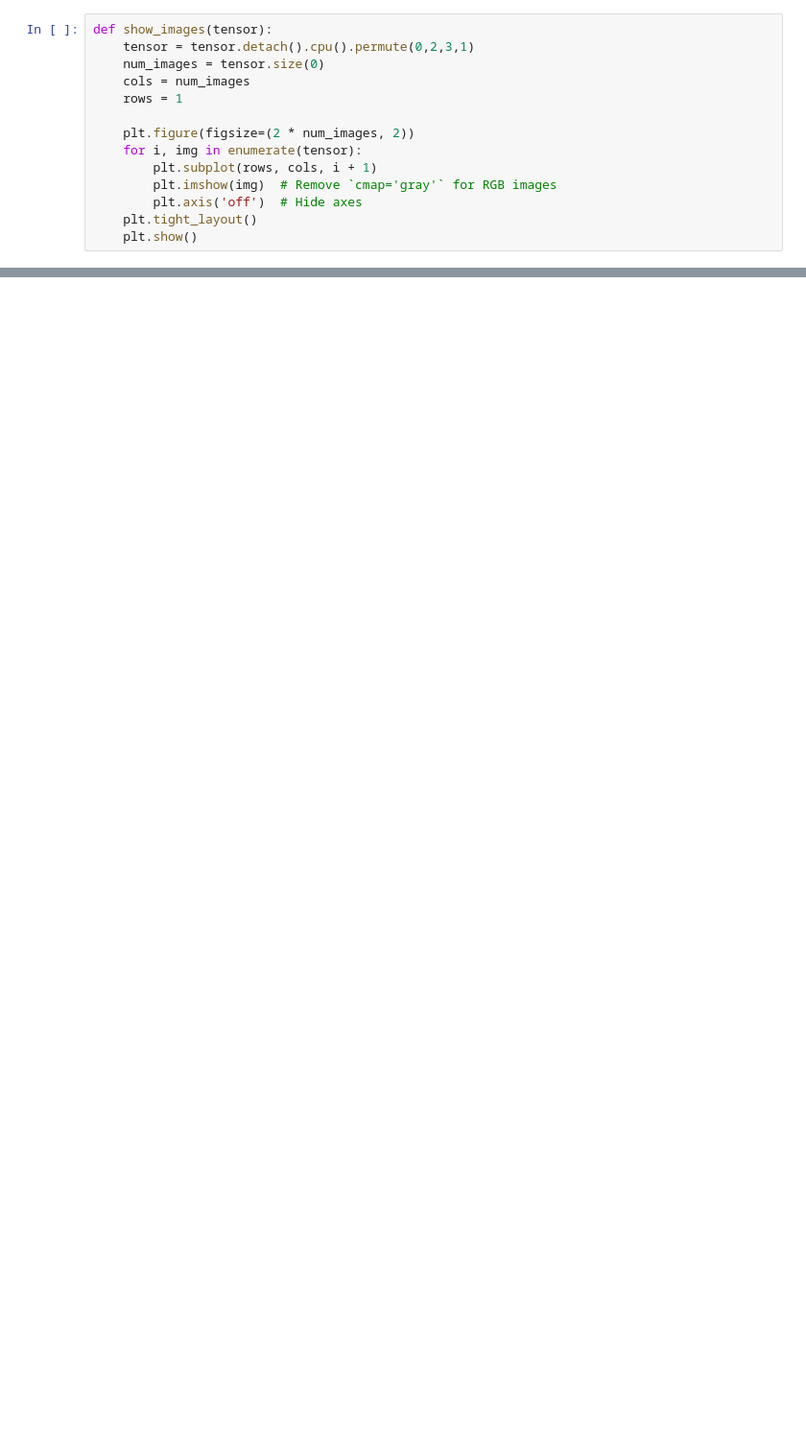
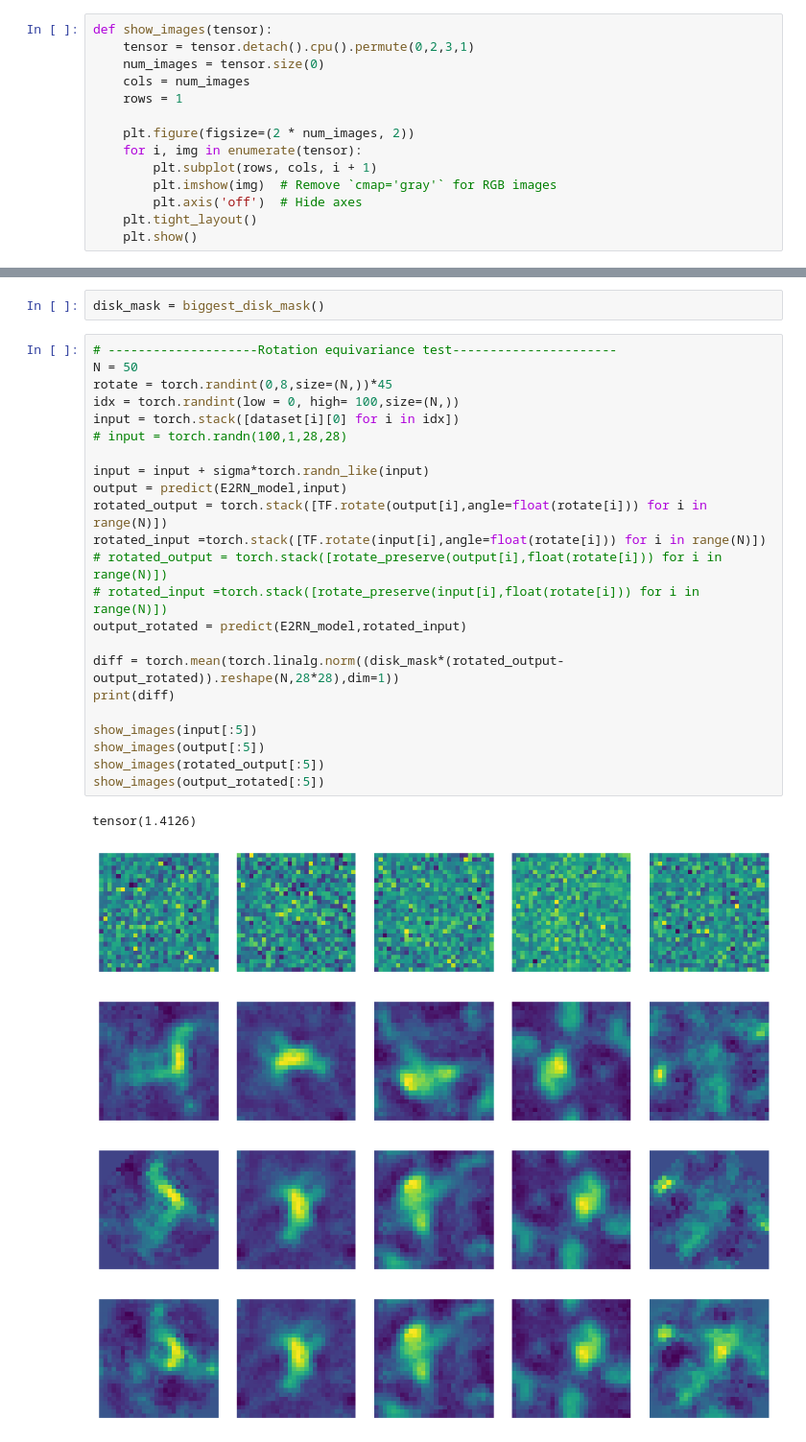
Before and after one commit to bao-do/4thY_internship, a Jupyter notebook: code/Untitled.ipynb, the cells around one changed output, grey strips where cells are left out. Shown at 96% size. Cells and saved outputs as stored; diff of their text form; blank space fills up the shorter version.

```diff
--- a/code/Untitled.ipynb
+++ b/code/Untitled.ipynb
@@ -186,0 +317,31 @@ tensor(6.2407e-07)
+# %%
+disk_mask = biggest_disk_mask()
+# %%
+# --------------------Rotation equivariance test----------------------
+N = 50
+rotate = torch.randint(0,8,size=(N,))*45
+idx = torch.randint(low = 0, high= 100,size=(N,))
+input = torch.stack([dataset[i][0] for i in idx])
+# input = torch.randn(100,1,28,28)
+
+input = input + sigma*torch.randn_like(input)
+output = predict(E2RN_model,input)
+rotated_output = torch.stack([TF.rotate(output[i],angle=float(rotate[i])) for i in range(N)])
+rotated_input =torch.stack([TF.rotate(input[i],angle=float(rotate[i])) for i in range(N)])
+# rotated_output = torch.stack([rotate_preserve(output[i],float(rotate[i])) for i in range(N)])
+# rotated_input =torch.stack([rotate_preserve(input[i],float(rotate[i])) for i in range(N)])
+output_rotated = predict(E2RN_model,rotated_input)
+
+diff = torch.mean(torch.linalg.norm((disk_mask*(rotated_output-output_rotated)).reshape(N,28*28),dim=1))
+print(diff)
+
+show_images(input[:5])
+show_images(output[:5])
+show_images(rotated_output[:5])
+show_images(output_rotated[:5])
+# %% [output]
+tensor(1.4126)
+[figure, added]
+[figure, added]
+[figure, added]
+[figure, added]
```
Also changed, not shown: parts of 25 cells of this notebook, 2 other files.
